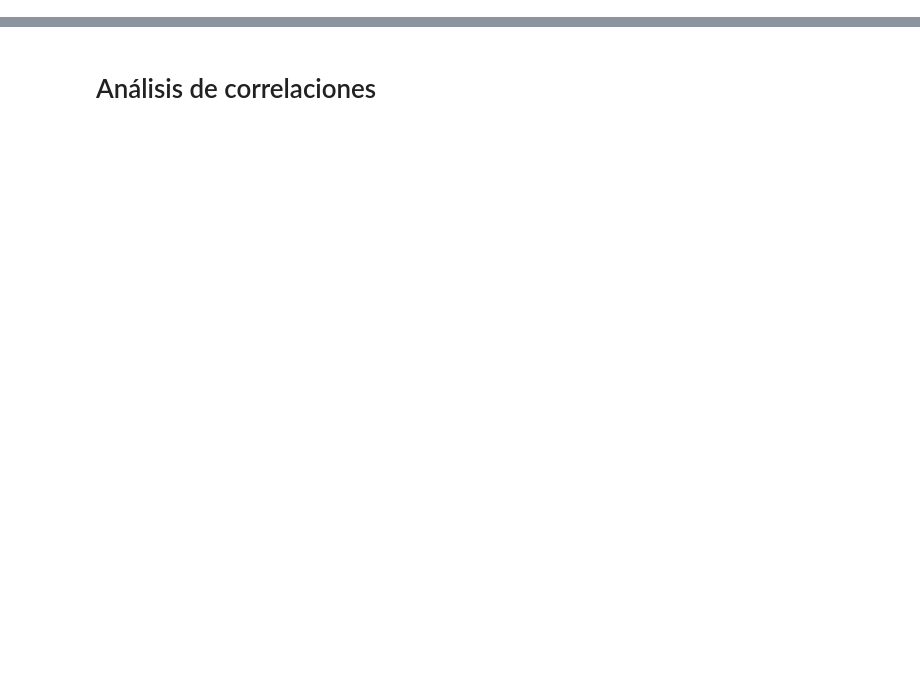
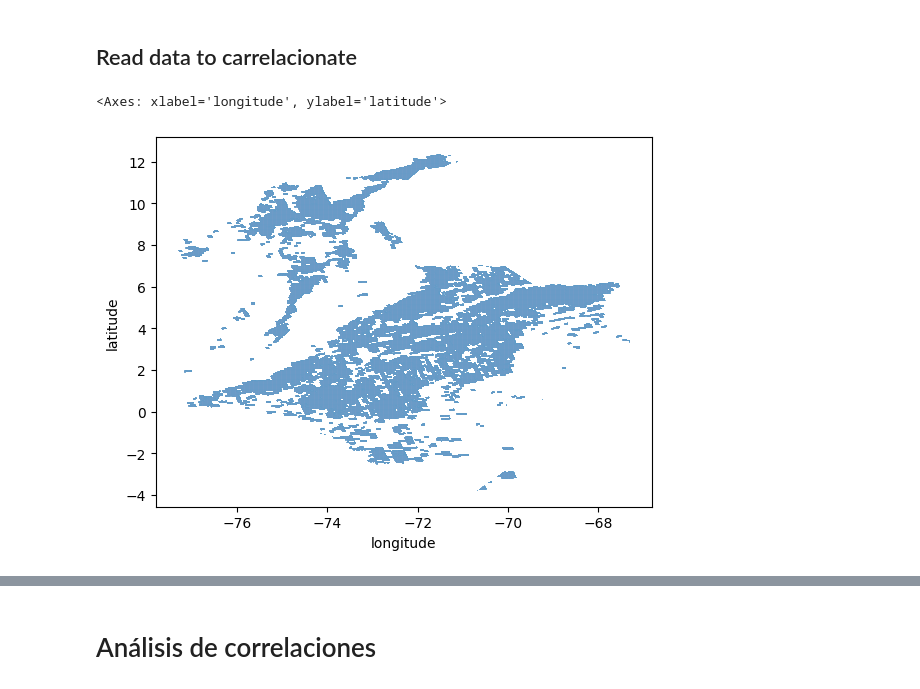
Before and after one commit to HIDES-Co/colombian_case_methane_analysis-, a Jupyter notebook: data_analysis/correlations.ipynb, the cells around one changed output, grey strips where cells are left out. Cells and saved outputs as stored; diff of their text form; code cells hidden in the pictures; blank space fills up the shorter version.

```diff
--- a/data_analysis/correlations.ipynb
+++ b/data_analysis/correlations.ipynb
@@ -54,3 +142,9 @@ encoded_df
+# %% [markdown]
+## Read data to carrelacionate
 # %%
-df_s=pd.read_csv(r'/content/drive/Shareddrives/PIGCC/Satelite/datos_csv/colombia_prom_2020_filtered.csv')
+sat_filtered_2020_path = os.path.join(common_path, 'satellite_csv_data/colombia_prom_2020_filtered.csv')
+df_s = pd.read_csv(sat_filtered_2020_path)
 sns.scatterplot(data=df_s,x='longitude',y='latitude',s=0.5)#,hue='CH4_column_volume_mixing_ratio_dry_air_bias_corrected')
+# %% [output]
+<Axes: xlabel='longitude', ylabel='latitude'>
+[figure, added]
```
Also changed, not shown: parts of 21 cells of this notebook, 7 other files.
